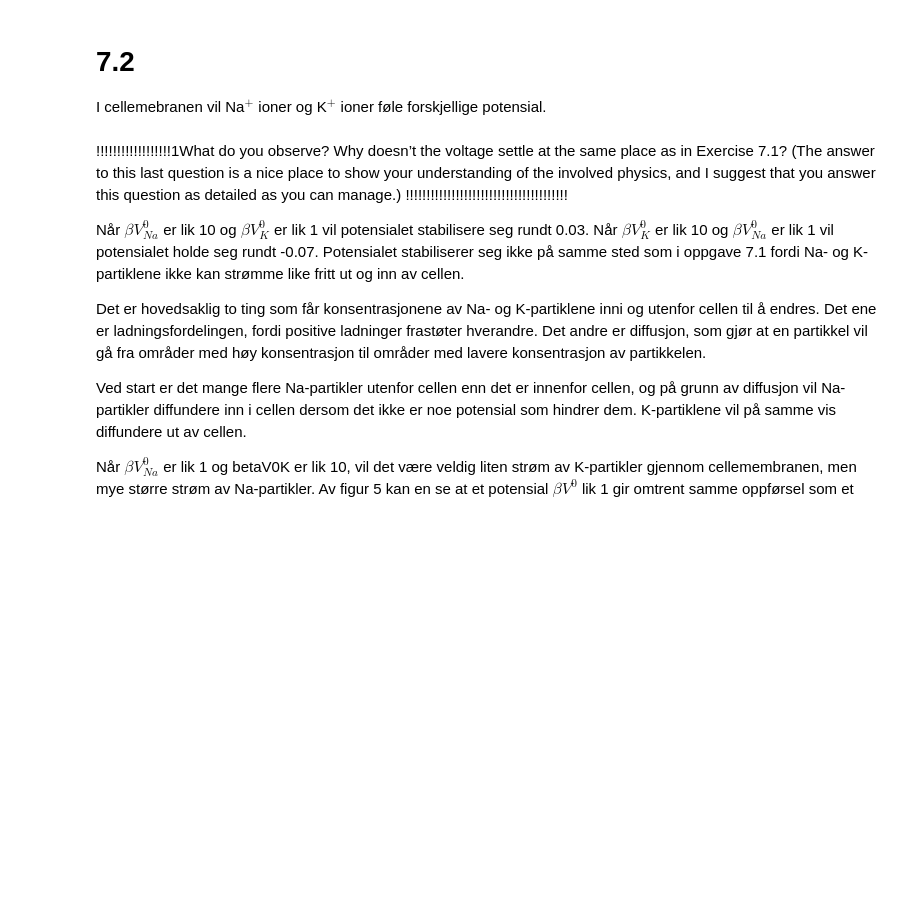
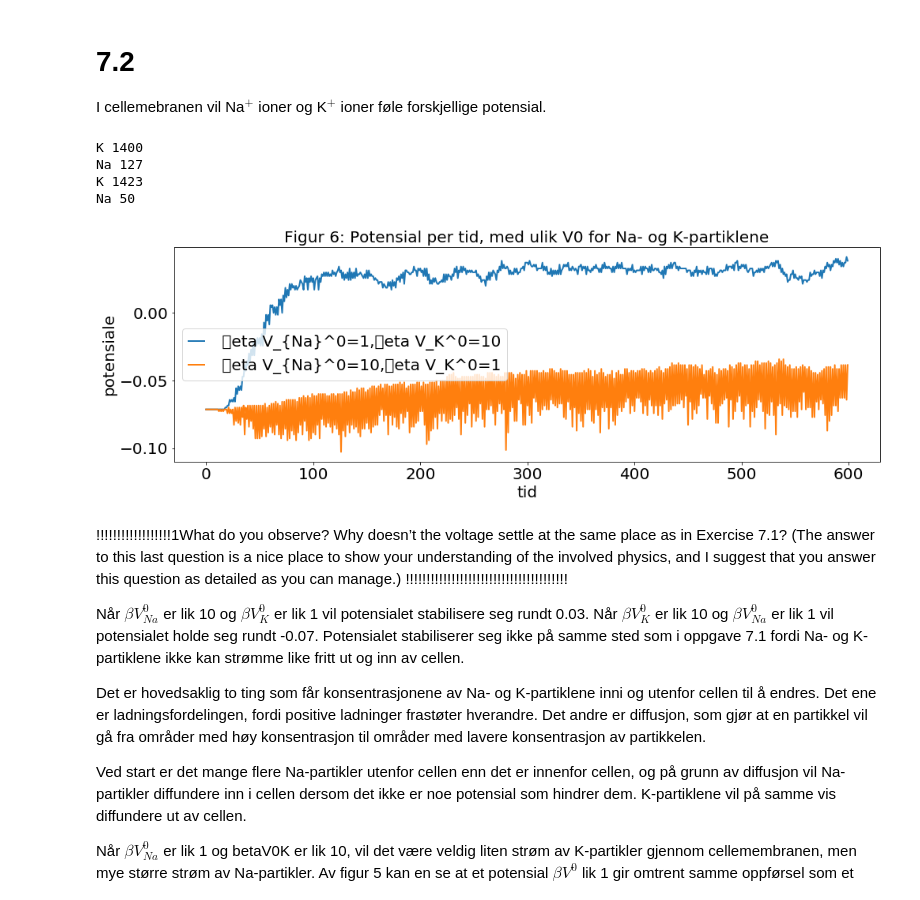
Before and after one commit to sigriaun/vitber-prosjekt3, a Jupyter notebook: prosjekt3.ipynb, the cells around one changed output. Drawn from its saved outputs; the diff is of its cells as text; code cells hidden in the pictures; blank space fills up the shorter version.

```diff
--- a/prosjekt3.ipynb
+++ b/prosjekt3.ipynb
@@ -700,22 +715,28 @@ I cellemebranen vil Na$^+$ ioner og K$^+$ ioner føle forskjellige potensial.
 # %%
 V01=1/beta #det er verdien over brøkstreken som viser hva beta ganger V0K og V0Na er
 #og det er jo de oppgaven oppgir verdier vi skal sette dem.
 V02=10/beta
 
 
 #Med beta*V0_Na=1 og beta*V0_K=10
-tList,VtNa1=randomWalkPotential(nt,NaB0,NaA0,KB0,KA0,V01,V02)
+tList,VtNa1=randomWalkMembrane(nt,Na0_out,Na0_in,K0_out,K0_in,V01,V02)
 #Med beta*V0_Na=10 og beta*V0_K=1
-tList,VtNa10=randomWalkPotential(nt,NaB0,NaA0,KB0,KA0,V02,V01)
+tList,VtNa10=randomWalkMembrane(nt,Na0_out,Na0_in,K0_out,K0_in,V02,V01)
 
 #plotter
 plt.plot(tList,VtNa1,label=" \beta V_{Na}^0=1,\beta V_K^0=10")
 plt.plot(tList,VtNa10,label=" \beta V_{Na}^0=10,\beta V_K^0=1")
 plt.xlabel("tid")
 plt.ylabel("potensiale")
 plt.title("Figur 6: Potensial per tid, med ulik V0 for Na- og K-partiklene")
 plt.legend()
 plt.show()
+# %% [output]
+K 1400
+Na 127
+K 1423
+Na 50
+[figure, added]
 # %% [markdown]
  !!!!!!!!!!!!!!!!!!1What do
 you observe? Why doesn’t the voltage settle at the same place as in Exercise
```
Also changed, not shown: parts of 11 cells of this notebook.
